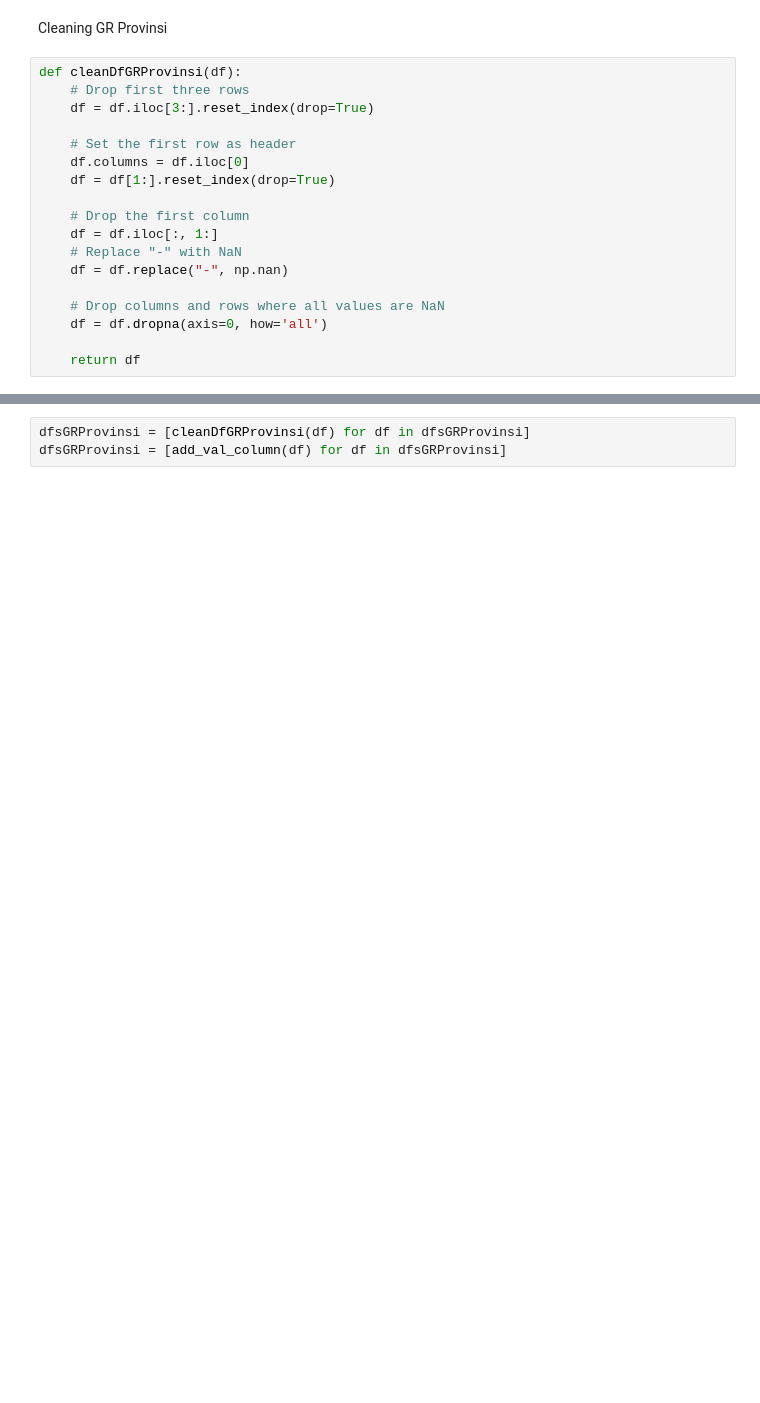
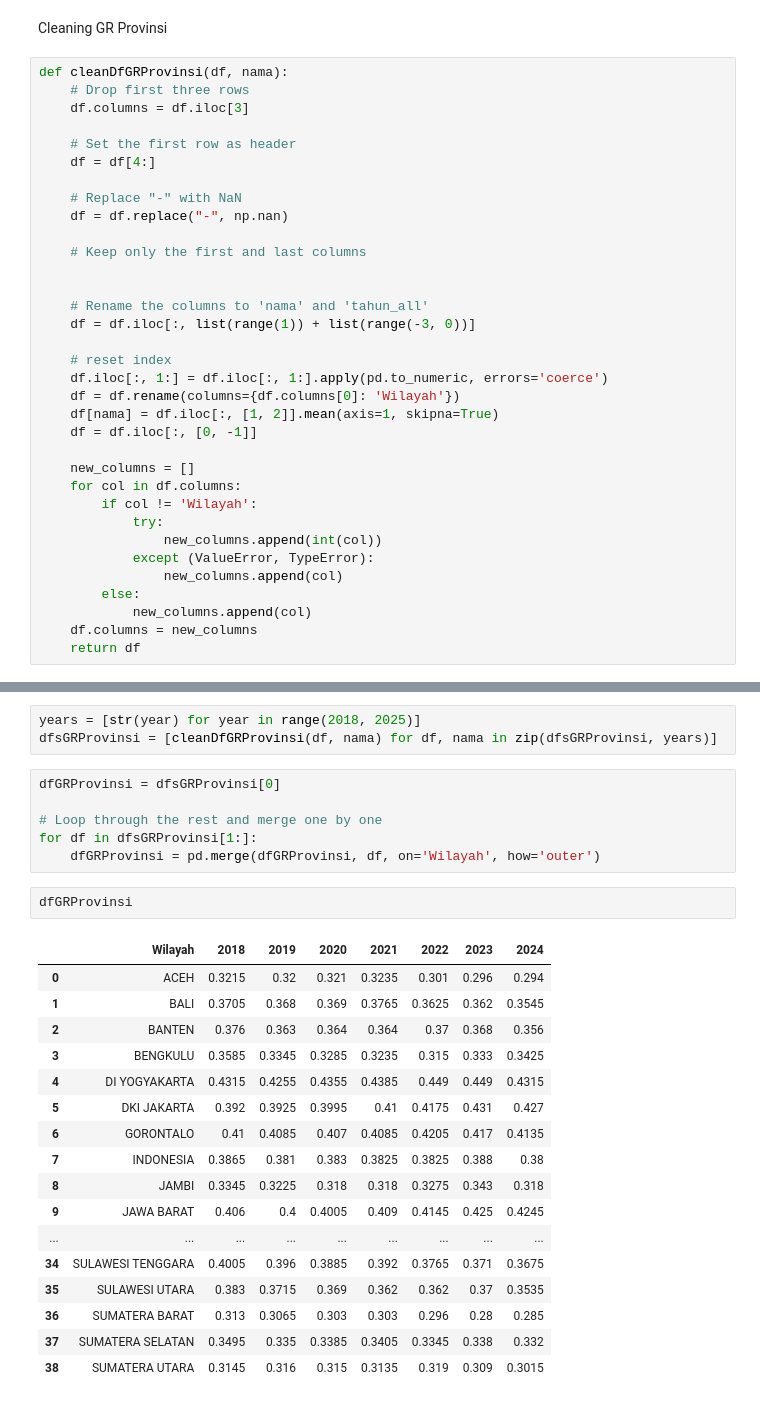
Before and after one commit to GitAJov/SDG10Regression, a Jupyter notebook: Regression.ipynb, the cells around one changed output, grey strips where cells are left out. Cells and saved outputs as stored; diff of their text form; blank space fills up the shorter version.

```diff
--- a/Regression.ipynb
+++ b/Regression.ipynb
@@ -146,20 +131,36 @@ dataset
 # %% [markdown]
 Cleaning GR Provinsi
 # %%
-def cleanDfGRProvinsi(df):
+def cleanDfGRProvinsi(df, nama):
     # Drop first three rows
-    df = df.iloc[3:].reset_index(drop=True)
+    df.columns = df.iloc[3]
 
     # Set the first row as header
-    df.columns = df.iloc[0]
-    df = df[1:].reset_index(drop=True)
+    df = df[4:]
 
-    # Drop the first column
-    df = df.iloc[:, 1:]
     # Replace "-" with NaN
     df = df.replace("-", np.nan)
 
-    # Drop columns and rows where all values are NaN
-    df = df.dropna(axis=0, how='all')
+    # Keep only the first and last columns
 
+
+    # Rename the columns to 'nama' and 'tahun_all'
+    df = df.iloc[:, list(range(1)) + list(range(-3, 0))]
+
+    # reset index
+    df.iloc[:, 1:] = df.iloc[:, 1:].apply(pd.to_numeric, errors='coerce')
+    df = df.rename(columns={df.columns[0]: 'Wilayah'})
+    df[nama] = df.iloc[:, [1, 2]].mean(axis=1, skipna=True)
+    df = df.iloc[:, [0, -1]]
+
+    new_columns = []
+    for col in df.columns:
+        if col != 'Wilayah':
+            try:
+                new_columns.append(int(col))
+            except (ValueError, TypeError):
+                new_columns.append(col)
+        else:
+            new_columns.append(col)
+    df.columns = new_columns
     return df
@@ -196,3 +167,29 @@ def add_val_column(df):
 # %%
-dfsGRProvinsi = [cleanDfGRProvinsi(df) for df in dfsGRProvinsi]
-dfsGRProvinsi = [add_val_column(df) for df in dfsGRProvinsi]
+years = [str(year) for year in range(2018, 2025)]
+dfsGRProvinsi = [cleanDfGRProvinsi(df, nama) for df, nama in zip(dfsGRProvinsi, years)]
+# %%
+dfGRProvinsi = dfsGRProvinsi[0]
+
+# Loop through the rest and merge one by one
+for df in dfsGRProvinsi[1:]:
+    dfGRProvinsi = pd.merge(dfGRProvinsi, df, on='Wilayah', how='outer')
+# %%
+dfGRProvinsi
+# %% [output]
+|  | Wilayah | 2018 | 2019 | 2020 | 2021 | 2022 | 2023 | 2024 |
+| 0 | ACEH | 0.3215 | 0.32 | 0.321 | 0.3235 | 0.301 | 0.296 | 0.294 |
+| 1 | BALI | 0.3705 | 0.368 | 0.369 | 0.3765 | 0.3625 | 0.362 | 0.3545 |
+| 2 | BANTEN | 0.376 | 0.363 | 0.364 | 0.364 | 0.37 | 0.368 | 0.356 |
+| 3 | BENGKULU | 0.3585 | 0.3345 | 0.3285 | 0.3235 | 0.315 | 0.333 | 0.3425 |
+| 4 | DI YOGYAKARTA | 0.4315 | 0.4255 | 0.4355 | 0.4385 | 0.449 | 0.449 | 0.4315 |
+| 5 | DKI JAKARTA | 0.392 | 0.3925 | 0.3995 | 0.41 | 0.4175 | 0.431 | 0.427 |
+| 6 | GORONTALO | 0.41 | 0.4085 | 0.407 | 0.4085 | 0.4205 | 0.417 | 0.4135 |
+| 7 | INDONESIA | 0.3865 | 0.381 | 0.383 | 0.3825 | 0.3825 | 0.388 | 0.38 |
+| 8 | JAMBI | 0.3345 | 0.3225 | 0.318 | 0.318 | 0.3275 | 0.343 | 0.318 |
+| 9 | JAWA BARAT | 0.406 | 0.4 | 0.4005 | 0.409 | 0.4145 | 0.425 | 0.4245 |
+| ... | ... | ... | ... | ... | ... | ... | ... | ... |
+| 34 | SULAWESI TENGGARA | 0.4005 | 0.396 | 0.3885 | 0.392 | 0.3765 | 0.371 | 0.3675 |
+| 35 | SULAWESI UTARA | 0.383 | 0.3715 | 0.369 | 0.362 | 0.362 | 0.37 | 0.3535 |
+| 36 | SUMATERA BARAT | 0.313 | 0.3065 | 0.303 | 0.303 | 0.296 | 0.28 | 0.285 |
+| 37 | SUMATERA SELATAN | 0.3495 | 0.335 | 0.3385 | 0.3405 | 0.3345 | 0.338 | 0.332 |
+| 38 | SUMATERA UTARA | 0.3145 | 0.316 | 0.315 | 0.3135 | 0.319 | 0.309 | 0.3015 |
```
Also changed, not shown: parts of 67 cells of this notebook, 6 other files.
